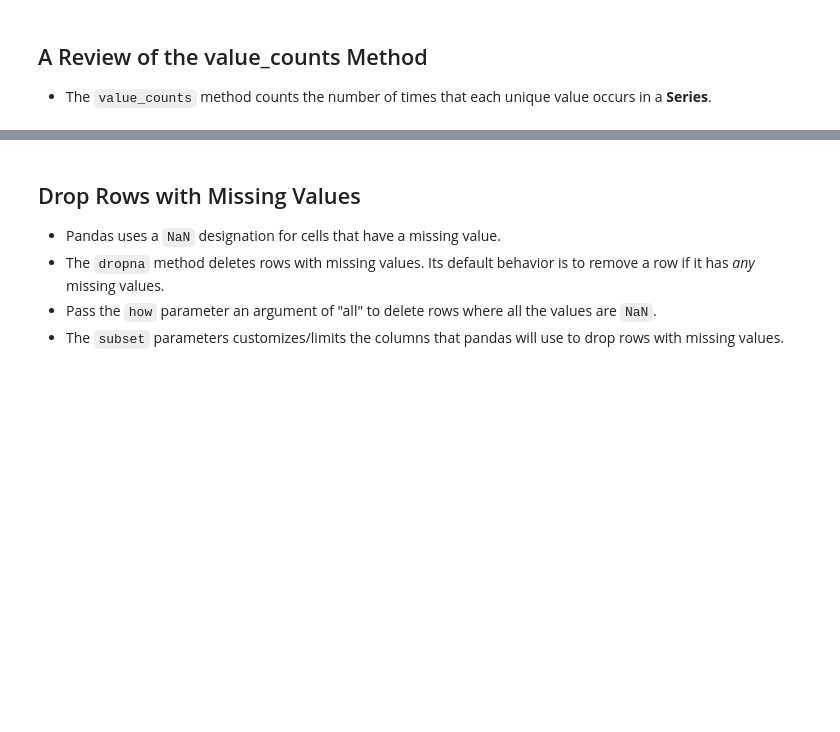
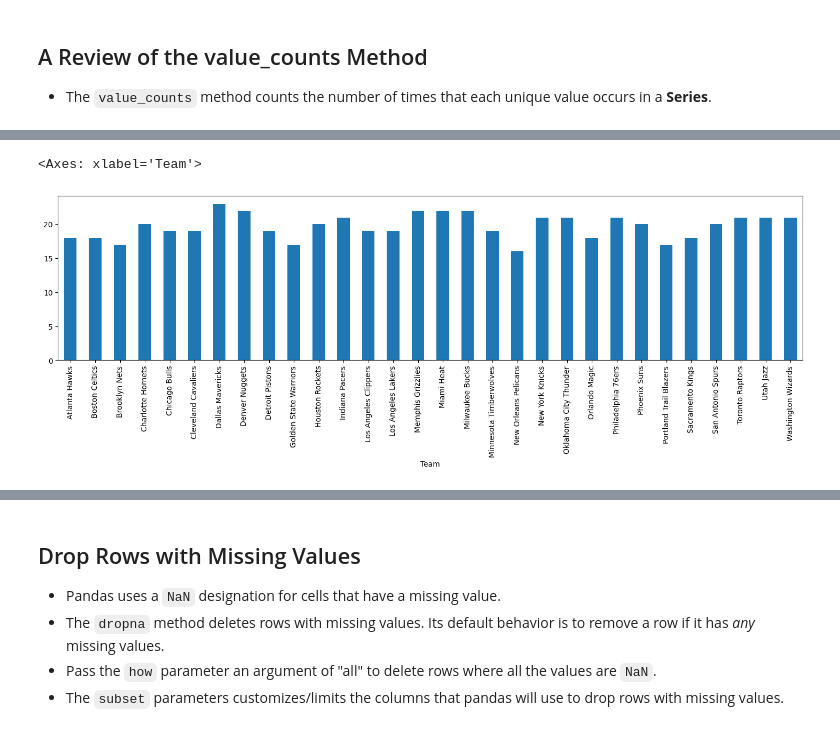
Before and after one commit to abhijeet-bhambere/pashkavers-pandas-trail, a Jupyter notebook: 04 - DataFrames I - Introduction.ipynb, the cells around one changed output, grey strips where cells are left out. Cells and saved outputs as stored; diff of their text form; code cells hidden in the pictures; blank space fills up the shorter version.

Commit message:
continuing furtner into DataFrames operations -- handling null values , sorting etc.

```diff
--- a/04 - DataFrames I - Introduction.ipynb
+++ b/04 - DataFrames I - Introduction.ipynb
@@ -339,0 +378,3 @@ nba[select_columns].head()
+# %%
+nba["Salarat post decutn"]=nba["Salary"]-(nba["Salary"]*0.15)
+nba.head()
@@ -339,0 +391,10 @@ nba[select_columns].head()
+# %%
+import numpy as np
+
+def generate_nos(length,minval,maxval):
+    '''Generates a list of random no.s. Mention min & max(inclusive) of the range with intervals(length)'''
+    return np.random.randint(minval,(maxval+1),size=length).tolist()
+# %%
+# Generating a new List that match the length of the DataFrame (rows)
+newlist = generate_nos(1000,1,1000)
+newlist1=newlist[:592]
@@ -339,0 +405,4 @@ nba[select_columns].head()
+# %%
+# Adding the List as a new column to the DataFrame
+nba.insert(loc=1,column="PlayerID",value=newlist1)
+nba.head()
@@ -342,0 +448,5 @@ nba[select_columns].head()
+# %%
+nba["Team"].value_counts().sort_index().plot(kind='bar',figsize=(18,4))
+# %% [output]
+<Axes: xlabel='Team'>
+[figure, added]
```
Also changed, not shown: parts of 42 cells of this notebook.
